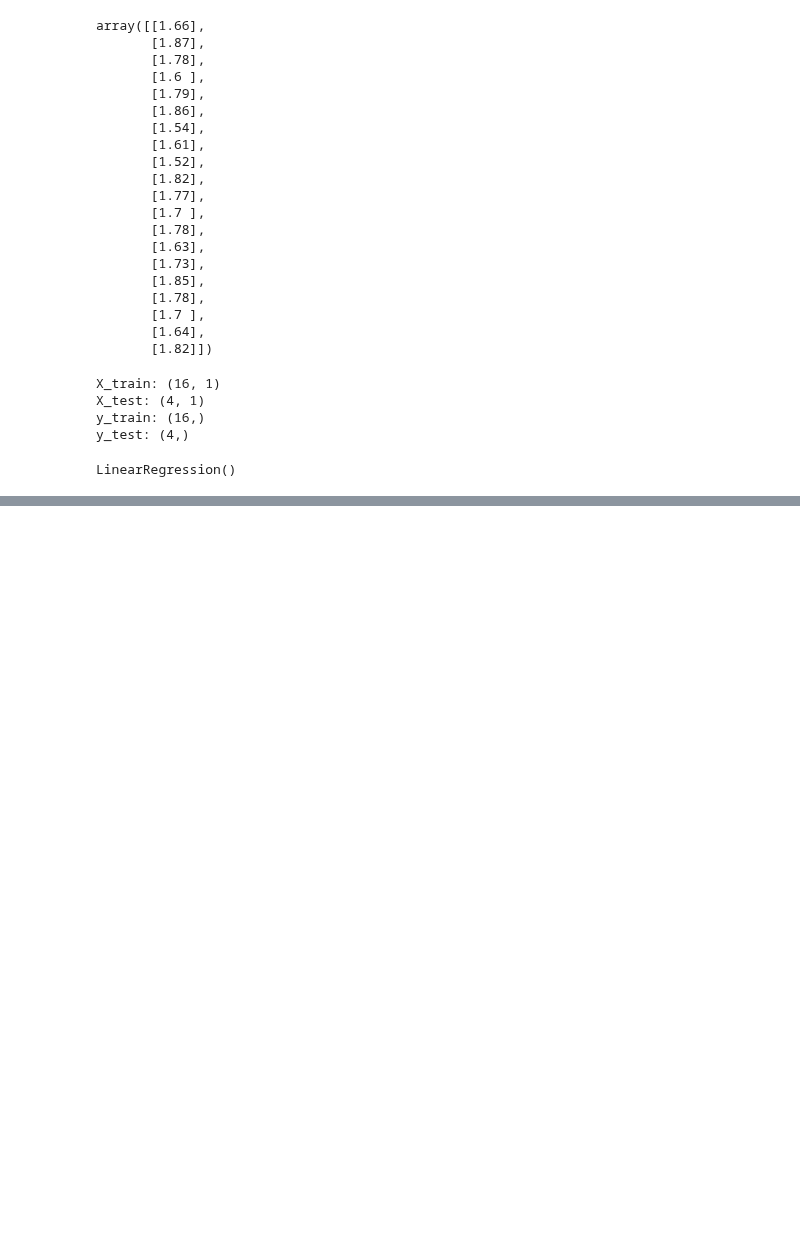
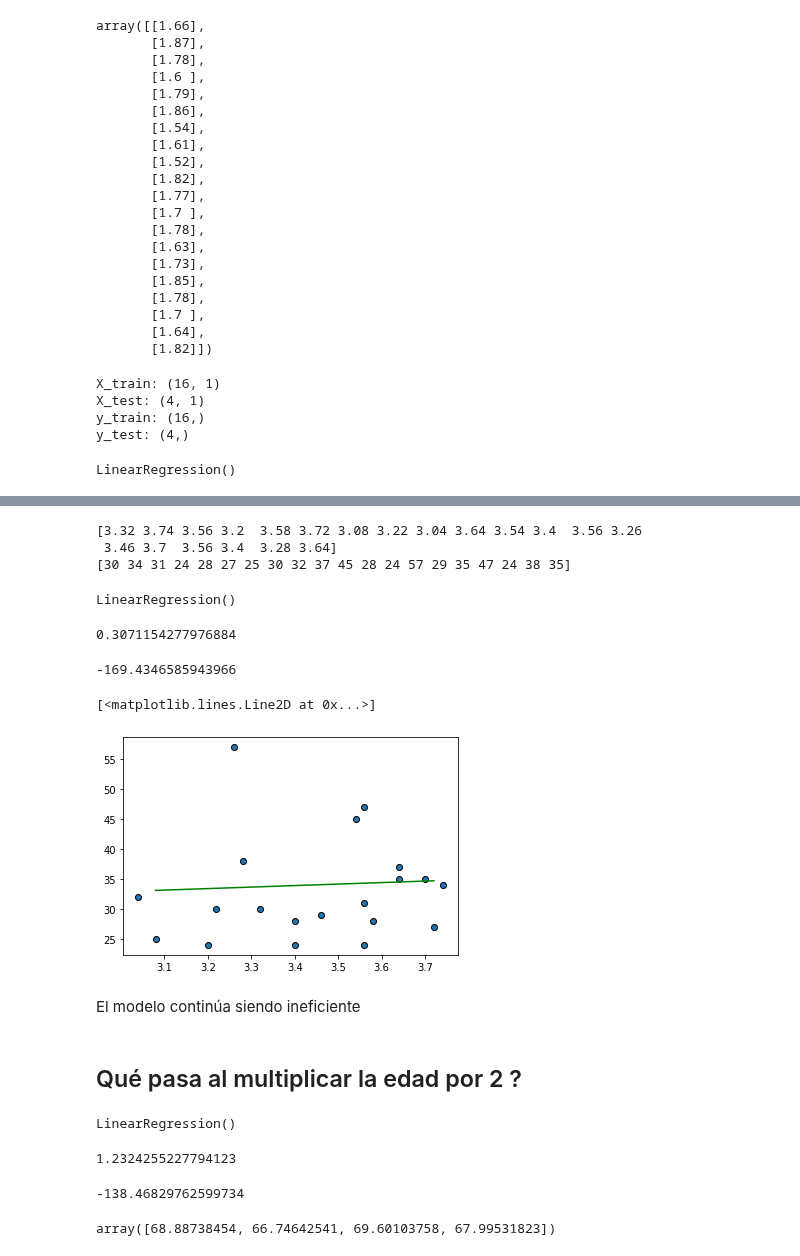
Before and after one commit to leo90rc/Leonardo.DataScience, a Jupyter notebook: week8_EDA_project_ML_lr/day5_ml_linear_regression/exercises/height_weight.ipynb, the cells around one changed output, grey strips where cells are left out. Drawn from its saved outputs; the diff is of its cells as text; code cells hidden in the pictures; blank space fills up the shorter version.

```diff
--- a/week8_EDA_project_ML_lr/day5_ml_linear_regression/exercises/height_weight.ipynb
+++ b/week8_EDA_project_ML_lr/day5_ml_linear_regression/exercises/height_weight.ipynb
@@ -91,0 +212,37 @@ plt.plot(X_test, predict, c = 'g')
+# %%
+X_altura_x_2 = np.array(altura_x_2)
+print(X_altura_x_2)
+print(y)
+# %% [output]
+[3.32 3.74 3.56 3.2  3.58 3.72 3.08 3.22 3.04 3.64 3.54 3.4  3.56 3.26
+ 3.46 3.7  3.56 3.4  3.28 3.64]
+[30 34 31 24 28 27 25 30 32 37 45 28 24 57 29 35 47 24 38 35]
+# %%
+X_altura_x_2 = X_altura_x_2.reshape(-1, 1)
+# %%
+X_train_altura_x_2, X_test_altura_x_2, y_train_altura_x_2, y_test_altura_x_2 = train_test_split(X_altura_x_2, y, test_size=0.2)
+# %%
+model_altura_x_2 = LinearRegression()
+model_altura_x_2.fit(X_train_altura_x_2, y_train_altura_x_2)
+# %% [output]
+LinearRegression()
+# %%
+predict_altura_x_2 = model_altura_x_2.predict(X_test_altura_x_2)
+# %%
+model_altura_x_2.score(X_train_altura_x_2, y_train_altura_x_2) * 100
+# %% [output]
+0.3071154277976884
+# %%
+model_altura_x_2.score(X_test_altura_x_2, y_test_altura_x_2) * 100
+# %% [output]
+-169.4346585943966
+# %%
+plt.scatter(X_altura_x_2, y, edgecolors= 'black')
+plt.plot(X_test_altura_x_2, predict_altura_x_2, c = 'g')
+# %% [output]
+[<matplotlib.lines.Line2D at 0x...>]
+[figure, added]
+# %% [markdown]
+El modelo continúa siendo ineficiente
+# %% [markdown]
+## Qué pasa al multiplicar la edad por 2 ?
@@ -91,0 +256,5 @@ plt.plot(X_test, predict, c = 'g')
+# %%
+model_edad_x_2 = LinearRegression()
+model_edad_x_2.fit(X_train_edad_x_2, y_train_edad_x_2)
+# %% [output]
+LinearRegression()
@@ -91,0 +263,12 @@ plt.plot(X_test, predict, c = 'g')
+# %%
+model_edad_x_2.score(X_train_edad_x_2, y_train_edad_x_2) * 100
+# %% [output]
+1.2324255227794123
+# %%
+model_edad_x_2.score(X_test_edad_x_2, y_test_edad_x_2) * 100
+# %% [output]
+-138.46829762599734
+# %%
+predict_edad_x_2
+# %% [output]
+array([68.88738454, 66.74642541, 69.60103758, 67.99531823])
```
Also changed, not shown: parts of 25 cells of this notebook, 28 other files.
